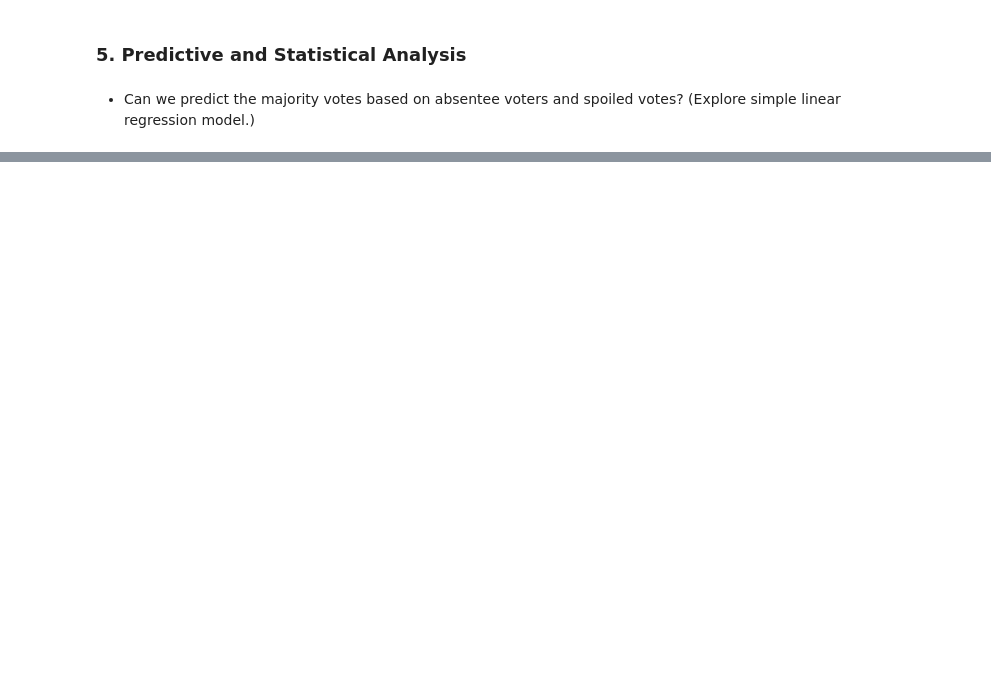
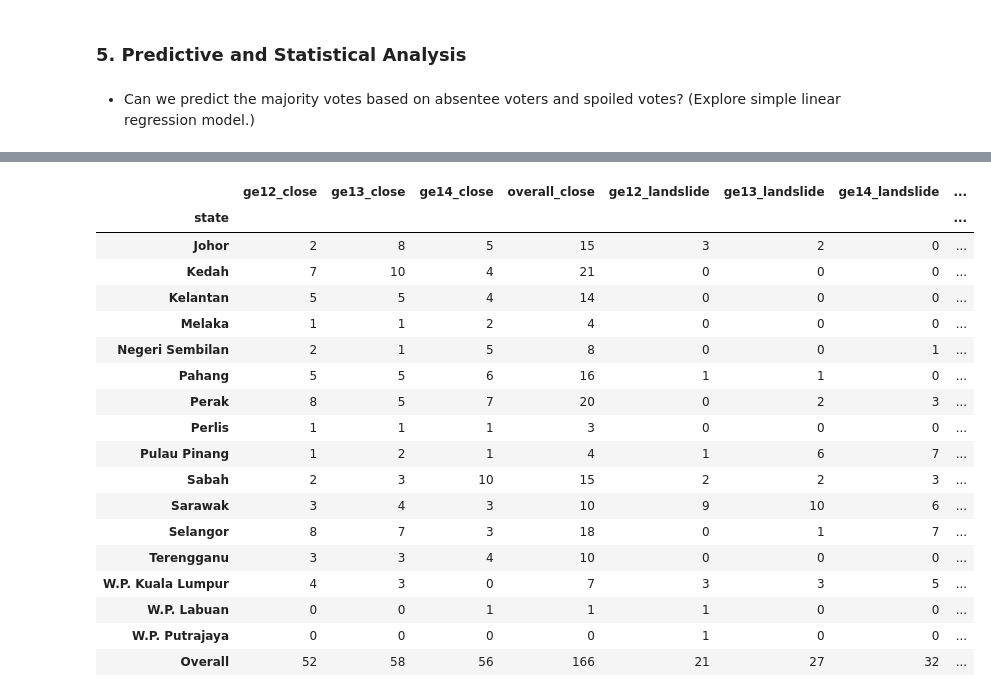
Before and after one commit to ChuSeng99/ge-malaysia, a Jupyter notebook: ge_analysis.ipynb, the cells around one changed output, grey strips where cells are left out. Cells and saved outputs as stored; diff of their text form; code cells hidden in the pictures; blank space fills up the shorter version.

```diff
--- a/ge_analysis.ipynb
+++ b/ge_analysis.ipynb
@@ -10,6 +10,9 @@ import seaborn as sns
 import pyarrow as pa
 string_pa = pd.ArrowDtype(pa.string())
 
+pd.set_option('display.float_format', lambda x: f'{x:,.3f}')
+pd.set_option('display.precision', 2)
+
 plt.style.use('ggplot')
 plt.rcParams['figure.figsize'] = (10.0, 6.0)
 
@@ -45,6 +48,17 @@ df = (
         "spoiled_vs_majority": "spoiled_votes_percentage_of_majority",
         "absent_vs_majority": "absent_voters_percentage_of_majority"
     })
+    .astype({
+        'election_term': string_pa,
+        'majority': 'uint32[pyarrow]',
+        'total_registered_voters': 'uint32[pyarrow]',
+        'absent_voters': 'uint32[pyarrow]',
+        'total_votes_cast': 'uint32[pyarrow]',
+        'valid_votes_cast': 'uint32[pyarrow]',
+        'ballots_issued_but_not_returned': 'uint32[pyarrow]',
+        'rejected_votes': 'uint32[pyarrow]',
+        'spoiled_votes': 'uint32[pyarrow]',
+    })
     .loc[:, ['election_term', 'state', 'seat_code', 'seat_name', 'voter_turnout_percentage', 'majority', 'total_registered_voters', 'absent_voters', 'total_votes_cast', 'valid_votes_cast', 'ballots_issued_but_not_returned', 'rejected_votes', 'spoiled_votes',  'spoiled_votes_percentage_of_cast_votes', 'spoiled_votes_percentage_of_majority', 'absent_voters_percentage_of_majority']
     ]
 )
@@ -651,9 +512,0 @@ plt.show()
-# %%
-def calculate_percentage_majority(df):
-    """Calculated the majority as a percentage of total votes cast."""
-
-    df['majority_percentage'] = (df['majority'] / df['total_votes_cast']) * 100
-    return df
-
-df = calculate_percentage_majority(df)
-df[['election_term', 'seat_name', 'majority', 'total_votes_cast', 'majority_percentage']].head()
@@ -691,9 +512,0 @@ Name: majority_percentage, dtype: double[pyarrow]
-# %%
-def define_close_fights(df, threshold=10):
-    """Defines close fights based on a majority percentage threshold."""
-
-    df['close_fight'] = df['majority_percentage'] < threshold
-    return df
-
-df = define_close_fights(df, threshold=8)
-df[['election_term', 'seat_name', 'majority_percentage', 'close_fight']].head(10)
@@ -759,0 +589,24 @@ Name: spoiled_votes_percentage_of_cast_votes, dtype: double[pyarrow]
+# %%
+result_pivot = analyze_election_outcomes(df, lower=8, upper=50)
+u = result_pivot.index.get_level_values(0)
+result_pivot.style.background_gradient(cmap='coolwarm', axis=0, subset=pd.IndexSlice[u[:-1], :])
+# %% [output]
+|  | ge12_close | ge13_close | ge14_close | overall_close | ge12_landslide | ge13_landslide | ge14_landslide | ... |
+| state |  |  |  |  |  |  |  | ... |
+| Johor | 2 | 8 | 5 | 15 | 3 | 2 | 0 | ... |
+| Kedah | 7 | 10 | 4 | 21 | 0 | 0 | 0 | ... |
+| Kelantan | 5 | 5 | 4 | 14 | 0 | 0 | 0 | ... |
+| Melaka | 1 | 1 | 2 | 4 | 0 | 0 | 0 | ... |
+| Negeri Sembilan | 2 | 1 | 5 | 8 | 0 | 0 | 1 | ... |
+| Pahang | 5 | 5 | 6 | 16 | 1 | 1 | 0 | ... |
+| Perak | 8 | 5 | 7 | 20 | 0 | 2 | 3 | ... |
+| Perlis | 1 | 1 | 1 | 3 | 0 | 0 | 0 | ... |
+| Pulau Pinang | 1 | 2 | 1 | 4 | 1 | 6 | 7 | ... |
+| Sabah | 2 | 3 | 10 | 15 | 2 | 2 | 3 | ... |
+| Sarawak | 3 | 4 | 3 | 10 | 9 | 10 | 6 | ... |
+| Selangor | 8 | 7 | 3 | 18 | 0 | 1 | 7 | ... |
+| Terengganu | 3 | 3 | 4 | 10 | 0 | 0 | 0 | ... |
+| W.P. Kuala Lumpur | 4 | 3 | 0 | 7 | 3 | 3 | 5 | ... |
+| W.P. Labuan | 0 | 0 | 1 | 1 | 1 | 0 | 0 | ... |
+| W.P. Putrajaya | 0 | 0 | 0 | 0 | 1 | 0 | 0 | ... |
+| Overall | 52 | 58 | 56 | 166 | 21 | 27 | 32 | ... |
```
Also changed, not shown: parts of 47 cells of this notebook, 1 other file.
